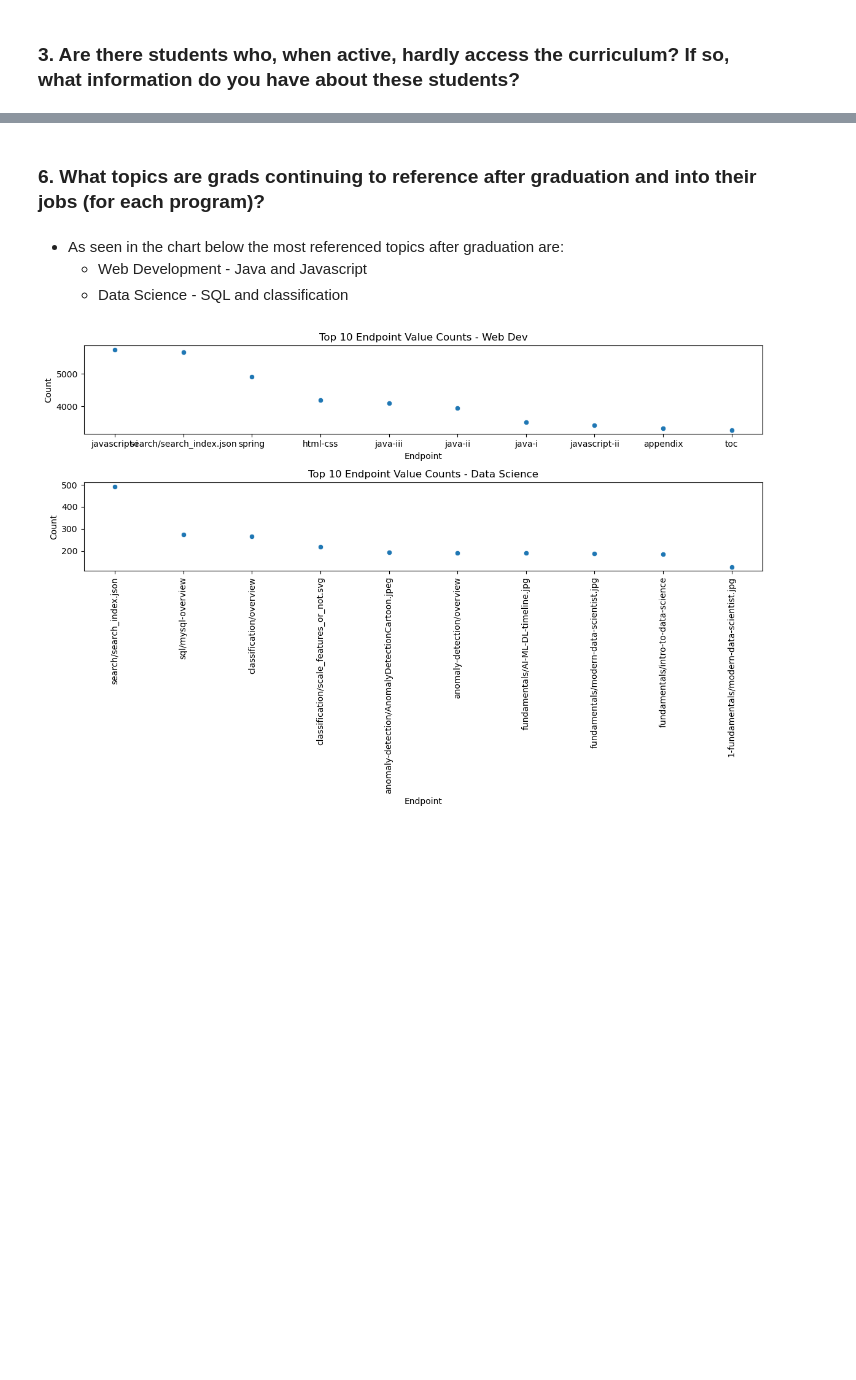
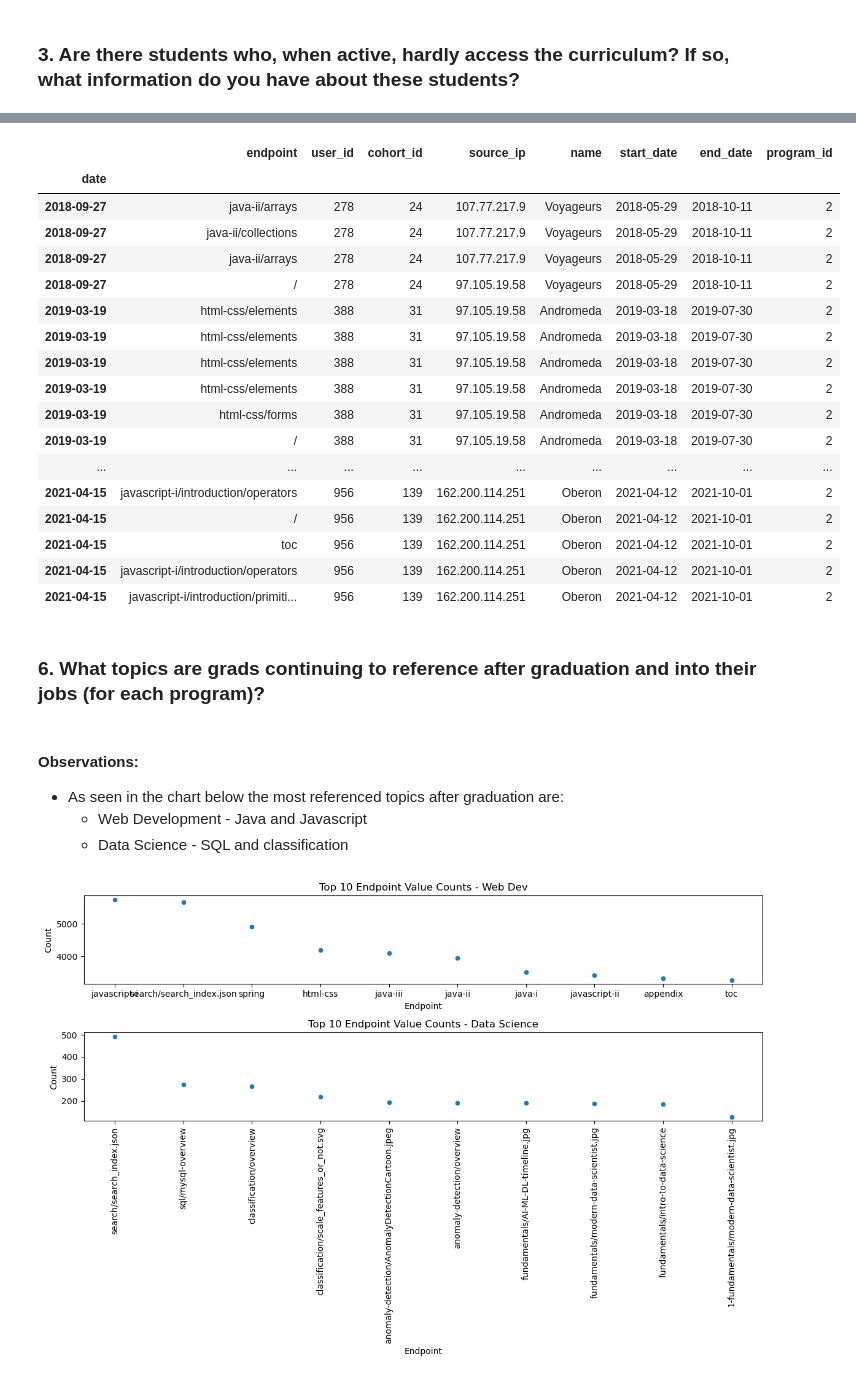
Before and after one commit to codeup-divergence/project-anomaly-detection, a Jupyter notebook: final_report .ipynb, the cells around one changed output, grey strips where cells are left out. Cells and saved outputs as stored; diff of their text form; code cells hidden in the pictures; blank space fills up the shorter version.

```diff
--- a/final_report .ipynb
+++ b/final_report .ipynb
@@ -159,8 +168,29 @@ functions.question2(df, multiplier=3)
 # %%
 # Get question 3 exploration
+functions.question3(df, limit=10)
+# %% [output]
+|  | endpoint | user_id | cohort_id | source_ip | name | start_date | end_date | program_id |
+| date |  |  |  |  |  |  |  |  |
+| 2018-09-27 | java-ii/arrays | 278 | 24 | 107.77.217.9 | Voyageurs | 2018-05-29 | 2018-10-11 | 2 |
+| 2018-09-27 | java-ii/collections | 278 | 24 | 107.77.217.9 | Voyageurs | 2018-05-29 | 2018-10-11 | 2 |
+| 2018-09-27 | java-ii/arrays | 278 | 24 | 107.77.217.9 | Voyageurs | 2018-05-29 | 2018-10-11 | 2 |
+| 2018-09-27 | / | 278 | 24 | 97.105.19.58 | Voyageurs | 2018-05-29 | 2018-10-11 | 2 |
+| 2019-03-19 | html-css/elements | 388 | 31 | 97.105.19.58 | Andromeda | 2019-03-18 | 2019-07-30 | 2 |
+| 2019-03-19 | html-css/elements | 388 | 31 | 97.105.19.58 | Andromeda | 2019-03-18 | 2019-07-30 | 2 |
+| 2019-03-19 | html-css/elements | 388 | 31 | 97.105.19.58 | Andromeda | 2019-03-18 | 2019-07-30 | 2 |
+| 2019-03-19 | html-css/elements | 388 | 31 | 97.105.19.58 | Andromeda | 2019-03-18 | 2019-07-30 | 2 |
+| 2019-03-19 | html-css/forms | 388 | 31 | 97.105.19.58 | Andromeda | 2019-03-18 | 2019-07-30 | 2 |
+| 2019-03-19 | / | 388 | 31 | 97.105.19.58 | Andromeda | 2019-03-18 | 2019-07-30 | 2 |
+| ... | ... | ... | ... | ... | ... | ... | ... | ... |
+| 2021-04-15 | javascript-i/introduction/operators | 956 | 139 | 162.200.114.251 | Oberon | 2021-04-12 | 2021-10-01 | 2 |
+| 2021-04-15 | / | 956 | 139 | 162.200.114.251 | Oberon | 2021-04-12 | 2021-10-01 | 2 |
+| 2021-04-15 | toc | 956 | 139 | 162.200.114.251 | Oberon | 2021-04-12 | 2021-10-01 | 2 |
+| 2021-04-15 | javascript-i/introduction/operators | 956 | 139 | 162.200.114.251 | Oberon | 2021-04-12 | 2021-10-01 | 2 |
+| 2021-04-15 | javascript-i/introduction/primiti... | 956 | 139 | 162.200.114.251 | Oberon | 2021-04-12 | 2021-10-01 | 2 |
 # %% [markdown]
 ### 6. What topics are grads continuing to reference after graduation and into their jobs (for each program)?
 # %% [markdown]
+####  Observations:
 * As seen in the chart below the most referenced topics after graduation are:
     * Web Development - Java and Javascript
     * Data Science - SQL and classification
```
Also changed, not shown: parts of 10 cells of this notebook, 1 other file.
